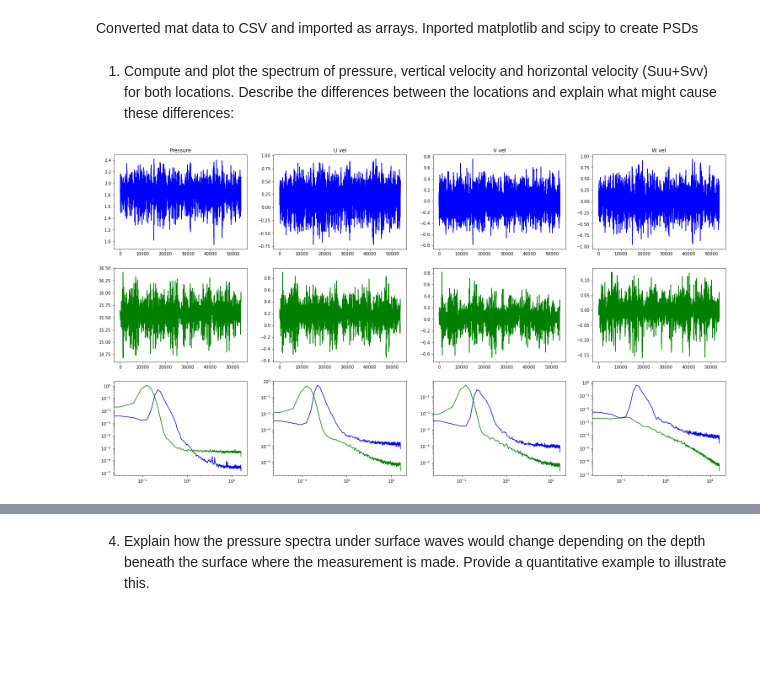
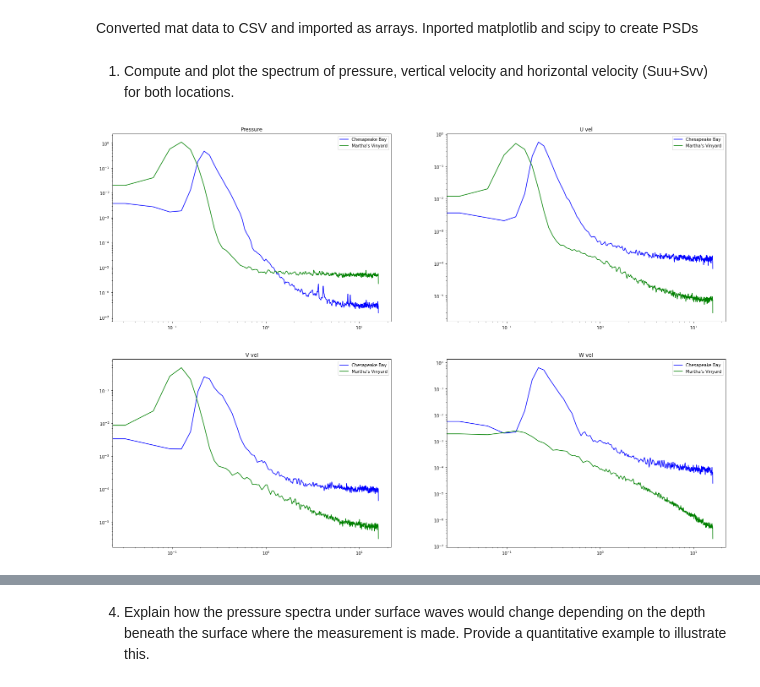
Before and after one commit to Wzesk/waves, a Jupyter notebook: wave_hw/wave _spectrum/wave_spectrum.ipynb, the cells around one changed output, grey strips where cells are left out. Saved outputs shown, nothing was run; the diff lists cells and outputs as text; code cells hidden in the pictures; blank space fills up the shorter version.

```diff
--- a/wave_hw/wave _spectrum/wave_spectrum.ipynb
+++ b/wave_hw/wave _spectrum/wave_spectrum.ipynb
@@ -30,30 +30,28 @@ datatypes = ["Pressure","HorizontalU Velocity","HorizontalV Velocity","Vertical
 # horizontal velocity (u & v)
 # vertical velocity (w)
 # %% [markdown]
-1.	Compute and plot the spectrum of pressure, vertical velocity and horizontal velocity (Suu+Svv) for both locations.  Describe the differences between the locations and explain what might cause these differences:
+1.	Compute and plot the spectrum of pressure, vertical velocity and horizontal velocity (Suu+Svv) for both locations.
 # %%
-fig, ((ax0,ax2,ax4,ax6),(ax1,ax3,ax5,ax7),(ax8,ax9,ax10,ax11)) = plt.subplots(3, 4,figsize=(26, 14))
+fig, ((ax0,ax2),(ax1,ax3)) = plt.subplots(2, 2,figsize=(26, 18))
 i=0
 plots = fig.get_axes()
 titles = ["Pressure","U vel","V vel","W vel"]#dn,P,u,v,w
 for i in range(4):
-    plots[i].plot(CB_data[i+1],color="blue")
-    #plots[i+4].psd(CB_data[i+1], NFFT=150, Fs=32, window=mlab.window_none, pad_to=512, noverlap=75,scale_by_freq=True)
-    plots[i+4].plot(MV_data[i+1],color="green")
+
     f, Pxx_den = signal.welch(CB_data[i+1], 32, nperseg=1024)
-    plots[i+8].loglog(f, Pxx_den,color="blue")
+    plots[i].loglog(f, Pxx_den,color="blue",label="Chesapeake Bay")
 
     f, Pxx_den = signal.welch(MV_data[i+1], 32, nperseg=1024)
-    plots[i+8].loglog(f, Pxx_den,color="green")
-
+    plots[i].loglog(f, Pxx_den,color="green",label="Martha's Vinyard")
+    plots[i].legend(loc='upper right')
     plots[i].set_title(titles[i])
 
 """
 ax1.set_title('Welch Settings:')
 ax1.set_ylabel('')  # overwrite the y-label added by `psd`
 ax1.grid(True)
 #ax7.set_xlim(-10, 20)
 """
 plt.show()
 # %% [output]
-[figure, old version]
+[figure, new version]
```
Also changed, not shown: parts of 11 cells of this notebook, 2 other files.
